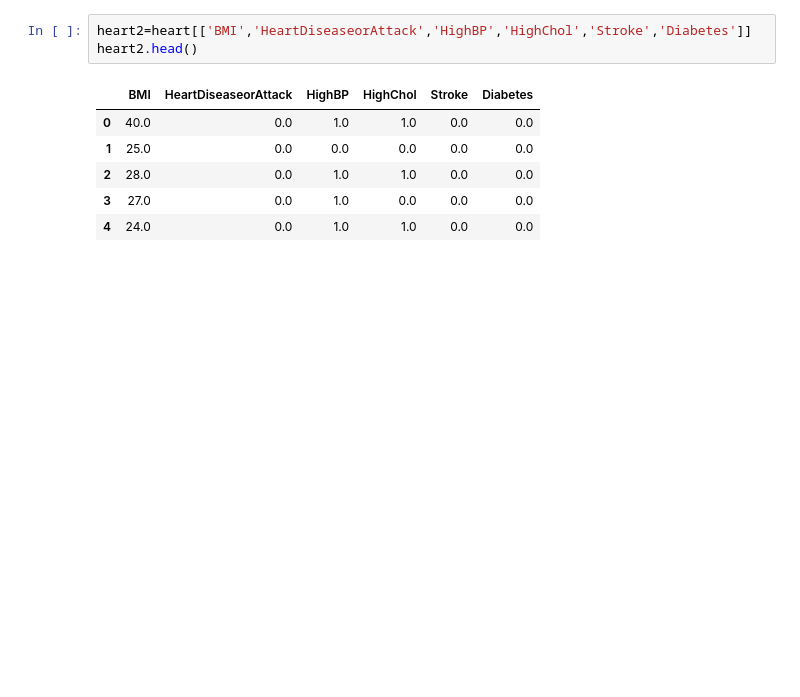
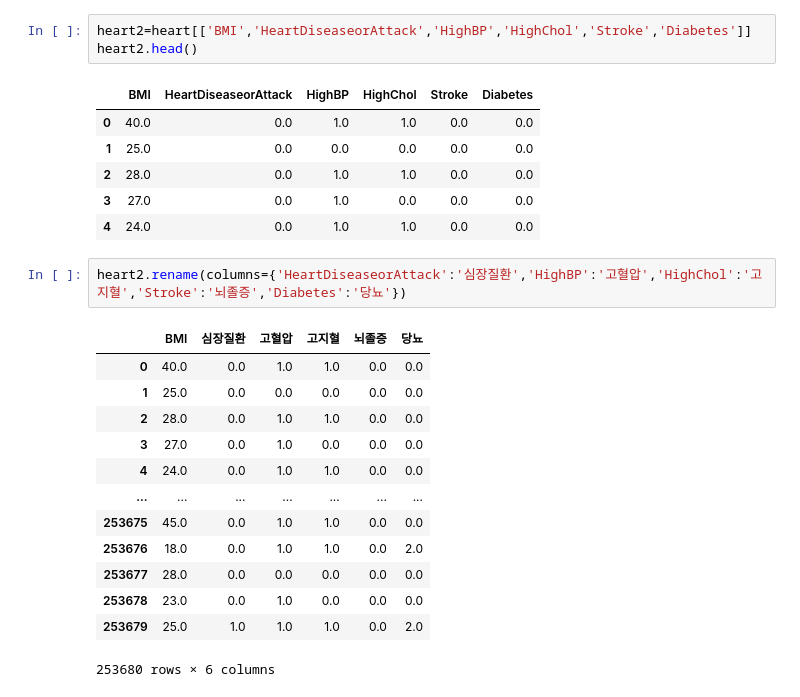
Before and after one commit to seogudwns/BlancEat, a Jupyter notebook: data/Code(jupyter_notebook)/Daniel/Heart_Disease.ipynb, the cells around one changed output. Saved outputs shown, nothing was run; the diff lists cells and outputs as text; blank space fills up the shorter version.

```diff
--- a/data/Code(jupyter_notebook)/Daniel/Heart_Disease.ipynb
+++ b/data/Code(jupyter_notebook)/Daniel/Heart_Disease.ipynb
@@ -28,6 +30,22 @@ heart2.head()
 | 2 | 28.0 | 0.0 | 1.0 | 1.0 | 0.0 | 0.0 |
 | 3 | 27.0 | 0.0 | 1.0 | 0.0 | 0.0 | 0.0 |
 | 4 | 24.0 | 0.0 | 1.0 | 1.0 | 0.0 | 0.0 |
+# %%
+heart2.rename(columns={'HeartDiseaseorAttack':'심장질환','HighBP':'고혈압','HighChol':'고지혈','Stroke':'뇌졸증','Diabetes':'당뇨'})
+# %% [output]
+|  | BMI | 심장질환 | 고혈압 | 고지혈 | 뇌졸증 | 당뇨 |
+| 0 | 40.0 | 0.0 | 1.0 | 1.0 | 0.0 | 0.0 |
+| 1 | 25.0 | 0.0 | 0.0 | 0.0 | 0.0 | 0.0 |
+| 2 | 28.0 | 0.0 | 1.0 | 1.0 | 0.0 | 0.0 |
+| 3 | 27.0 | 0.0 | 1.0 | 0.0 | 0.0 | 0.0 |
+| 4 | 24.0 | 0.0 | 1.0 | 1.0 | 0.0 | 0.0 |
+| ... | ... | ... | ... | ... | ... | ... |
+| 253675 | 45.0 | 0.0 | 1.0 | 1.0 | 0.0 | 0.0 |
+| 253676 | 18.0 | 0.0 | 1.0 | 1.0 | 0.0 | 2.0 |
+| 253677 | 28.0 | 0.0 | 0.0 | 0.0 | 0.0 | 0.0 |
+| 253678 | 23.0 | 0.0 | 1.0 | 0.0 | 0.0 | 0.0 |
+| 253679 | 25.0 | 1.0 | 1.0 | 1.0 | 0.0 | 2.0 |
+253680 rows × 6 columns
 # %%
 heart_corr=heart2.corr()
 fig,ax = plt.subplots(figsize=(20,15))
```
Also changed, not shown: parts of 6 cells of this notebook, 19 other files.
